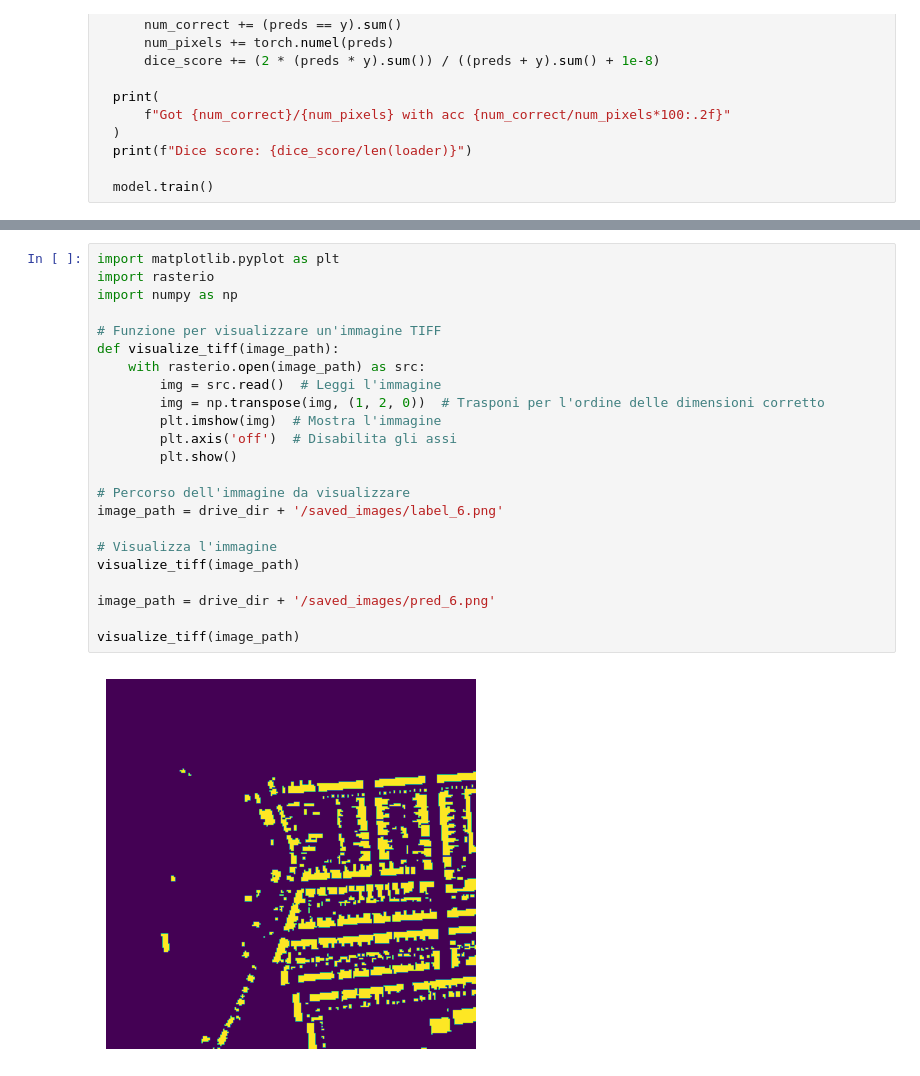
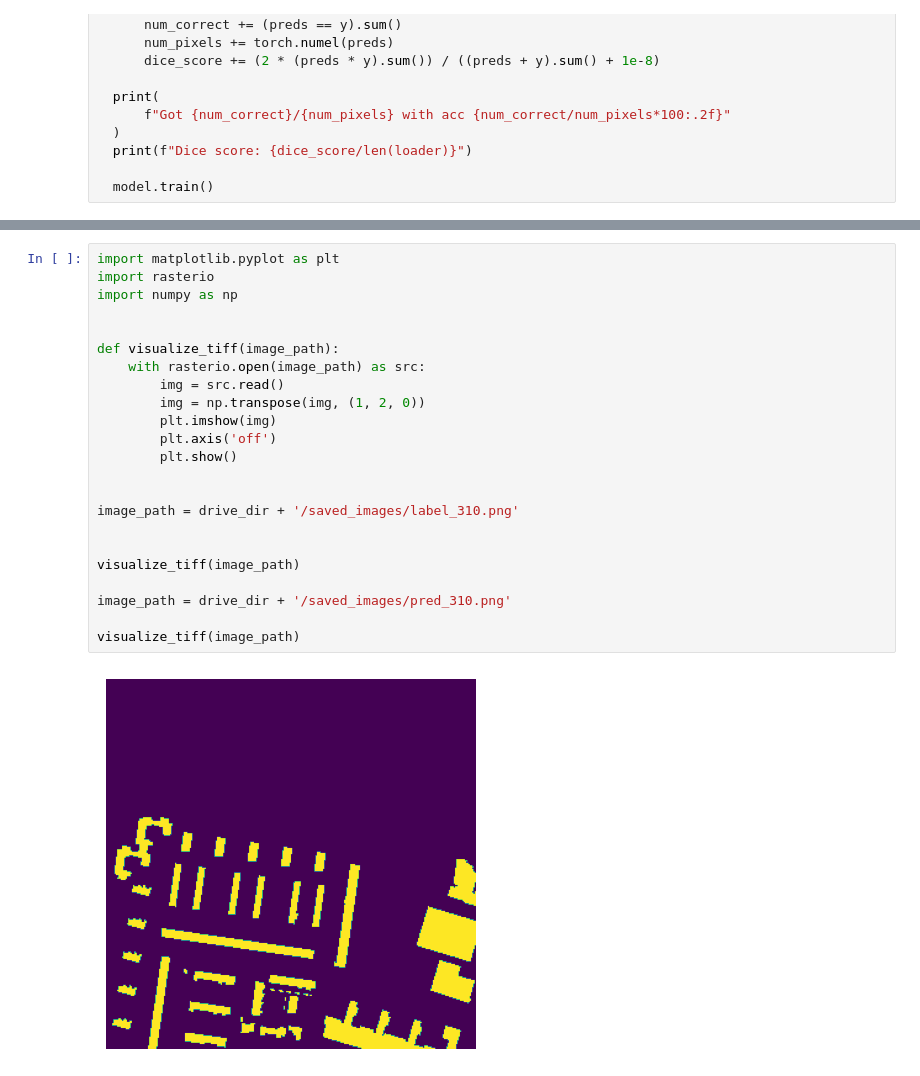
Before and after one commit to ccsed/ProgettoLabAI, a Jupyter notebook: Progetto.ipynb, the cells around one changed output, grey strips where cells are left out. Saved outputs shown, nothing was run; the diff lists cells and outputs as text.

```diff
--- a/Progetto.ipynb
+++ b/Progetto.ipynb
@@ -395,25 +401,25 @@ def save_predictions_as_imgs(loader, model, folder, device="cuda"):
 # %%
 import matplotlib.pyplot as plt
 import rasterio
 import numpy as np
 
-# Funzione per visualizzare un'immagine TIFF
+
 def visualize_tiff(image_path):
     with rasterio.open(image_path) as src:
-        img = src.read()  # Leggi l'immagine
-        img = np.transpose(img, (1, 2, 0))  # Trasponi per l'ordine delle dimensioni corretto
-        plt.imshow(img)  # Mostra l'immagine
-        plt.axis('off')  # Disabilita gli assi
+        img = src.read()
+        img = np.transpose(img, (1, 2, 0))
+        plt.imshow(img)
+        plt.axis('off')
         plt.show()
 
-# Percorso dell'immagine da visualizzare
-image_path = drive_dir + '/saved_images/label_6.png'
 
-# Visualizza l'immagine
+image_path = drive_dir + '/saved_images/label_310.png'
+
+
 visualize_tiff(image_path)
 
-image_path = drive_dir + '/saved_images/pred_6.png'
+image_path = drive_dir + '/saved_images/pred_310.png'
 
 visualize_tiff(image_path)
 # %% [output]
-[figure, old version]
+[figure, new version]
```
Also changed, not shown: parts of 5 cells of this notebook.
